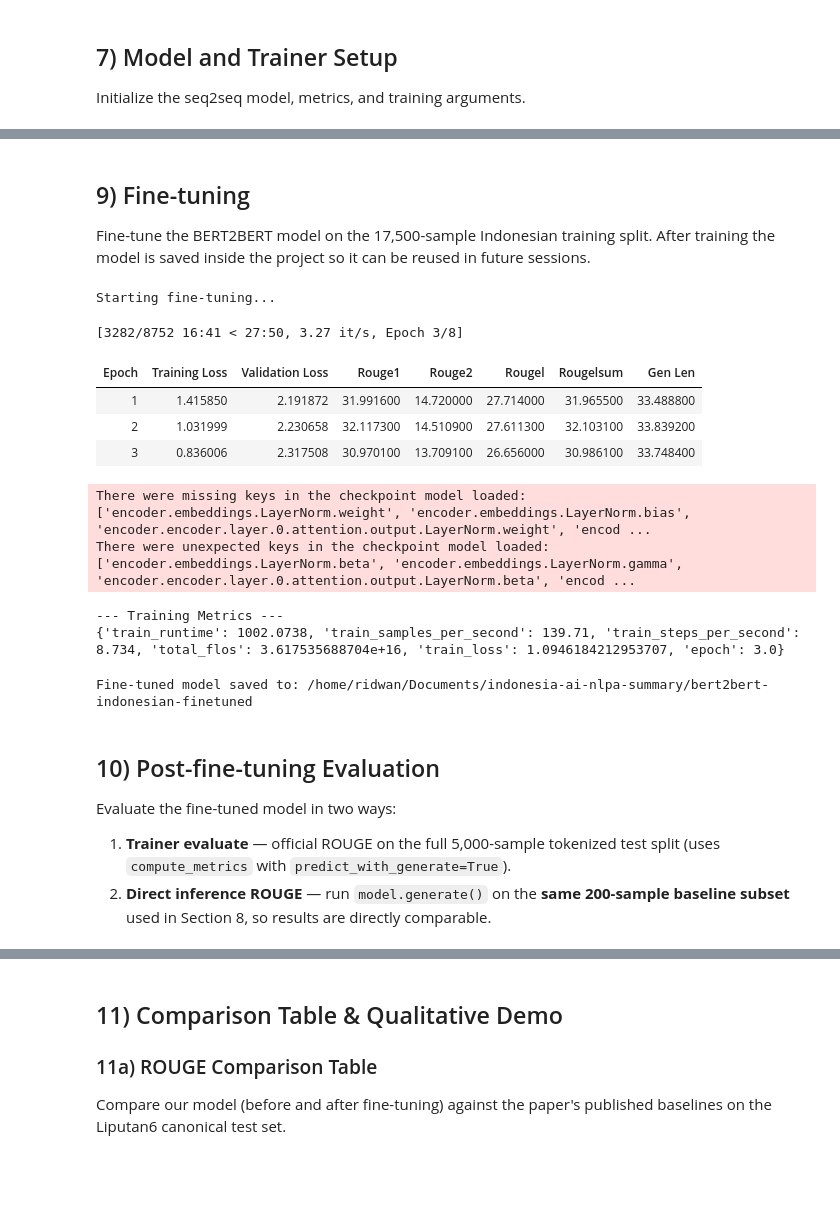
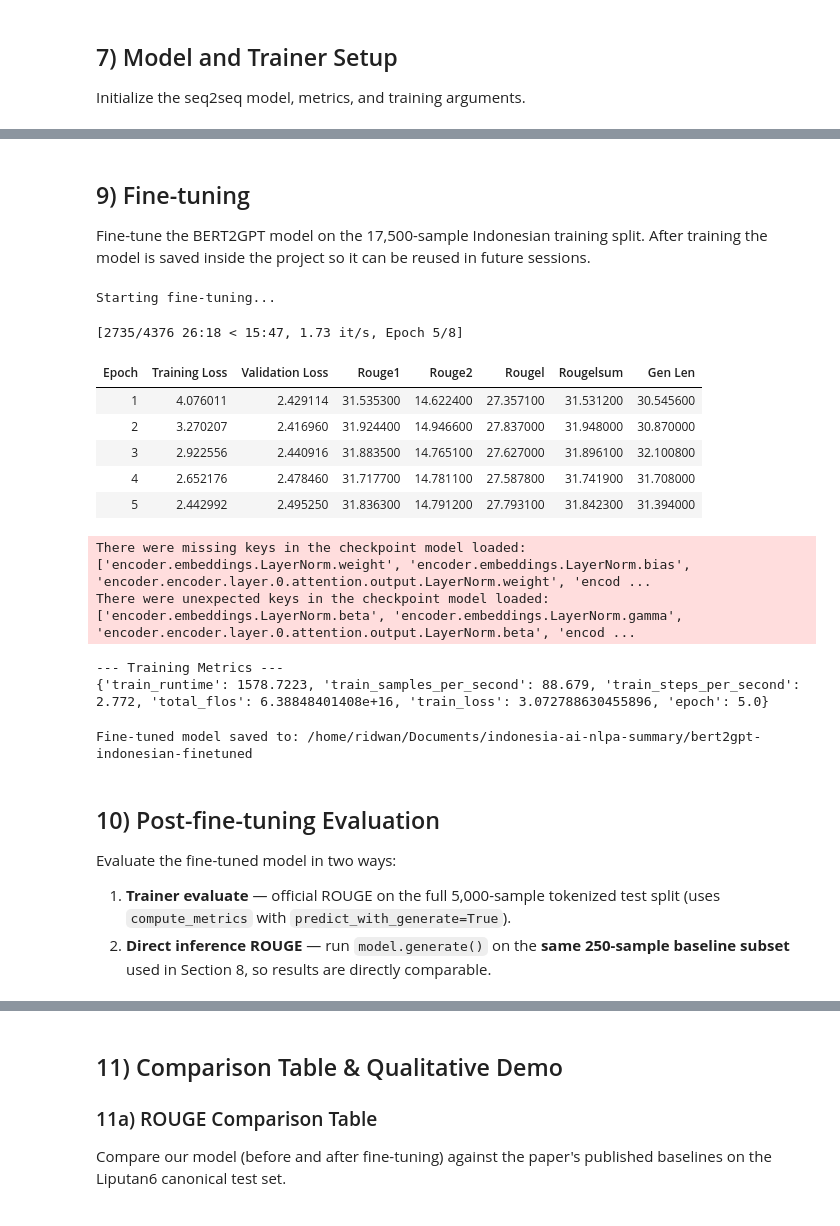
Before and after one commit to bonbonsiregar/indonesia-ai-nlpa-summary, a Jupyter notebook: project_2_(local_bert2gpt).ipynb, the cells around one changed output, grey strips where cells are left out. Cells and saved outputs as stored; diff of their text form; code cells hidden in the pictures; blank space fills up the shorter version.

Commit message:
added new comparison with bert2gpt model

```diff
--- a/project_2_(local).ipynb
+++ b/project_2_(local_bert2gpt).ipynb
@@ -512,7 +512,9 @@ from typing import Any, cast
 # 1. Load the model
 print(f"Loading model {model_checkpoint}...")
 model = EncoderDecoderModel.from_pretrained(model_checkpoint)
-model.config.tie_word_embeddings = False
+# NOTE: Removed tie_word_embeddings=False — the cahya pretrained model was trained
+# with tied embeddings; untying them forces the model to relearn the embedding space
+# from scratch, which hurts fine-tuning with limited data.
 
 # Resolve n-gram blocking size from EDA (fallback to 3 if EDA cell is skipped)
 NO_REPEAT_NGRAM_SIZE = int(globals().get("recommended_no_repeat_ngram_size", 3))
@@ -524,14 +526,23 @@ model.config.eos_token_id = tokenizer.sep_token_id
 model.config.pad_token_id = tokenizer.pad_token_id
 model.config.vocab_size = model.config.encoder.vocab_size
 
-# Set generation parameters on generation_config (required for trer# min_length=50: prevents the fine-tuned model from stopping prematurely after a single
-# short sentence (EOS is predicted aggressively after "." or "," post fine-tuning).
-model.generation_config.max_length = 128
-model.generation_config.min_length = 50
+# Generation parameters — FIXED for proper evaluation
+# Key changes vs. original cahya demo config:
+#   1. do_sample=False: Use pure beam search for deterministic, higher-quality output.
+#      The original do_sample=True + num_beams=10 conflicted (sampling distorts beam scores).
+#   2. Removed repetition_penalty=2.5: Too aggressive — suppresses common Indonesian
+#      function words after first use, producing fragmented summaries.
+#   3. no_repeat_ngram_size=3 (from EDA): Less restrictive than 2, allows natural
+#      Indonesian bigram repetition while blocking trigram repetition.
+#   4. max_length=150: Matches paper's generation length; 80 was too short.
+#   5. num_beams=5: Matches paper's BertExtAbs evaluation protocol.
+model.generation_config.max_length = 150
+model.generation_config.min_length = 15
 model.generation_config.no_repeat_ngram_size = NO_REPEAT_NGRAM_SIZE
 model.generation_config.early_stopping = True
-model.generation_config.length_penalty = 3.0
-model.generation_config.num_beams = 4
+model.generation_config.length_penalty = 0.6
+model.generation_config.num_beams = 5
+model.generation_config.do_sample = False
 model.generation_config.decoder_start_token_id = tokenizer.cls_token_id
 model.generation_config.eos_token_id = tokenizer.sep_token_id
 model.generation_config.pad_token_id = tokenizer.pad_token_id
@@ -554,7 +565,10 @@ def compute_metrics(eval_pred):
     decoded_preds = ["\n".join(pred.strip().split()) for pred in decoded_preds]
     decoded_labels = ["\n".join(label.strip().split()) for label in decoded_labels]
 
-    result = rouge_metric.compute(predictions=decoded_preds, references=decoded_labels, use_stemmer=True)
+    # NOTE: use_stemmer=False to match the paper's pyrouge evaluation protocol.
+    # The paper (AACL 2020) uses pyrouge which does NOT apply stemming.
+    # Using use_stemmer=True inflates scores and makes comparison unfair.
+    result = rouge_metric.compute(predictions=decoded_preds, references=decoded_labels, use_stemmer=False)
 
     # Extract a few results
     result = {key: value * 100 for key, value in result.items()}
@@ -565,10 +579,10 @@ def compute_metrics(eval_pred):
     return {k: round(v, 4) for k, v in result.items()}
 
 # 4. Training Arguments (anti-overfitting defaults)
-batch_size = 32
+batch_size = 16
 
 args = Seq2SeqTrainingArguments(
-    output_dir=str(PROJECT_ROOT / "bert2bert-indonesian-summarization-finetuned"),
+    output_dir=str(PROJECT_ROOT / "bert2gpt-indonesian-summarization-finetuned"),
     eval_strategy="epoch",
     save_strategy="epoch",
     logging_strategy="epoch",
@@ -576,10 +590,13 @@ args = Seq2SeqTrainingArguments(
     warmup_steps=500,
     per_device_train_batch_size=batch_size,
     per_device_eval_batch_size=batch_size,
+    gradient_accumulation_steps=2,  # effective batch = 16 * 2 = 32
     weight_decay=0.01,
     save_total_limit=3,
     num_train_epochs=8,
     predict_with_generate=True,
+    generation_max_length=150,  # Match generation config
+    generation_num_beams=5,     # Match generation config
     load_best_model_at_end=True,
     metric_for_best_model="eval_rougeL",
     greater_is_better=True,
@@ -595,12 +612,12 @@ trainer = Seq2SeqTrainer(
     data_collator=data_collator,
     # tokenizer=tokenizer,
     compute_metrics=compute_metrics,
-    callbacks=[EarlyStoppingCallback(early_stopping_patience=2)]
+    callbacks=[EarlyStoppingCallback(early_stopping_patience=3)]
 )
 
 print("Trainer setup complete! Overfitting controls enabled:")
-print("- Early stopping patience: 2 eval epochs")
+print("- Early stopping patience: 3 eval epochs")
 print("- Best model auto-loaded by eval_rougeL")
-print("- Warmup steps: 1000")
+print("- Warmup steps: 500")
 print("- Max epochs: 8")
 # %% [output]
@@ -719,39 +744,41 @@ Done. Generated 250 summaries.
 # %% [markdown]
 ## 9) Fine-tuning
-Fine-tune the BERT2BERT model on the 17,500-sample Indonesian training split.
+Fine-tune the BERT2GPT model on the 17,500-sample Indonesian training split.
 After training the model is saved inside the project so it can be reused in future sessions.
 # %%
 import os
 
 print("Starting fine-tuning...")
 train_result = trainer.train()
 
 print("\n--- Training Metrics ---")
 print(train_result.metrics)
 
-finetuned_save_path = PROJECT_ROOT / 'bert2bert-indonesian-finetuned'
+finetuned_save_path = PROJECT_ROOT / 'bert2gpt-indonesian-finetuned'
 os.makedirs(finetuned_save_path, exist_ok=True)
 trainer.save_model(finetuned_save_path)
 tokenizer.save_pretrained(finetuned_save_path)
 print(f"\nFine-tuned model saved to: {finetuned_save_path}")
 # %% [output]
 Starting fine-tuning...
-[3282/8752 16:41 < 27:50, 3.27 it/s, Epoch 3/8]
+[2735/4376 26:18 < 15:47, 1.73 it/s, Epoch 5/8]
 | Epoch | Training Loss | Validation Loss | Rouge1 | Rouge2 | Rougel | Rougelsum | Gen Len |
-| 1 | 1.415850 | 2.191872 | 31.991600 | 14.720000 | 27.714000 | 31.965500 | 33.488800 |
-| 2 | 1.031999 | 2.230658 | 32.117300 | 14.510900 | 27.611300 | 32.103100 | 33.839200 |
-| 3 | 0.836006 | 2.317508 | 30.970100 | 13.709100 | 26.656000 | 30.986100 | 33.748400 |
+| 1 | 4.076011 | 2.429114 | 31.535300 | 14.622400 | 27.357100 | 31.531200 | 30.545600 |
+| 2 | 3.270207 | 2.416960 | 31.924400 | 14.946600 | 27.837000 | 31.948000 | 30.870000 |
+| 3 | 2.922556 | 2.440916 | 31.883500 | 14.765100 | 27.627000 | 31.896100 | 32.100800 |
+| 4 | 2.652176 | 2.478460 | 31.717700 | 14.781100 | 27.587800 | 31.741900 | 31.708000 |
+| 5 | 2.442992 | 2.495250 | 31.836300 | 14.791200 | 27.793100 | 31.842300 | 31.394000 |
 There were missing keys in the checkpoint model loaded: ['encoder.embeddings.LayerNorm.weight', 'encoder.embeddings.LayerNorm.bias', 'encoder.encoder.layer.0.attention.output.LayerNorm.weight', 'encod ...
 There were unexpected keys in the checkpoint model loaded: ['encoder.embeddings.LayerNorm.beta', 'encoder.embeddings.LayerNorm.gamma', 'encoder.encoder.layer.0.attention.output.LayerNorm.beta', 'encod ...
 --- Training Metrics ---
-{'train_runtime': 1002.0738, 'train_samples_per_second': 139.71, 'train_steps_per_second': 8.734, 'total_flos': 3.617535688704e+16, 'train_loss': 1.0946184212953707, 'epoch': 3.0}
+{'train_runtime': 1578.7223, 'train_samples_per_second': 88.679, 'train_steps_per_second': 2.772, 'total_flos': 6.38848401408e+16, 'train_loss': 3.072788630455896, 'epoch': 5.0}
-Fine-tuned model saved to: /home/ridwan/Documents/indonesia-ai-nlpa-summary/bert2bert-indonesian-finetuned
+Fine-tuned model saved to: /home/ridwan/Documents/indonesia-ai-nlpa-summary/bert2gpt-indonesian-finetuned
 # %% [markdown]
 ## 10) Post-fine-tuning Evaluation
 Evaluate the fine-tuned model in two ways:
 
 1. **Trainer evaluate** — official ROUGE on the full 5,000-sample tokenized test split (uses `compute_metrics` with `predict_with_generate=True`).
-2. **Direct inference ROUGE** — run `model.generate()` on the **same 200-sample baseline subset** used in Section 8, so results are directly comparable.
+2. **Direct inference ROUGE** — run `model.generate()` on the **same 250-sample baseline subset** used in Section 8, so results are directly comparable.
 # %%
 # 10a. Official Trainer evaluation on the full tokenized test split
 print("Running evaluation on the full tokenized test split (5,000 samples)...")
```
Also changed, not shown: parts of 14 cells of this notebook, 1 other file.
